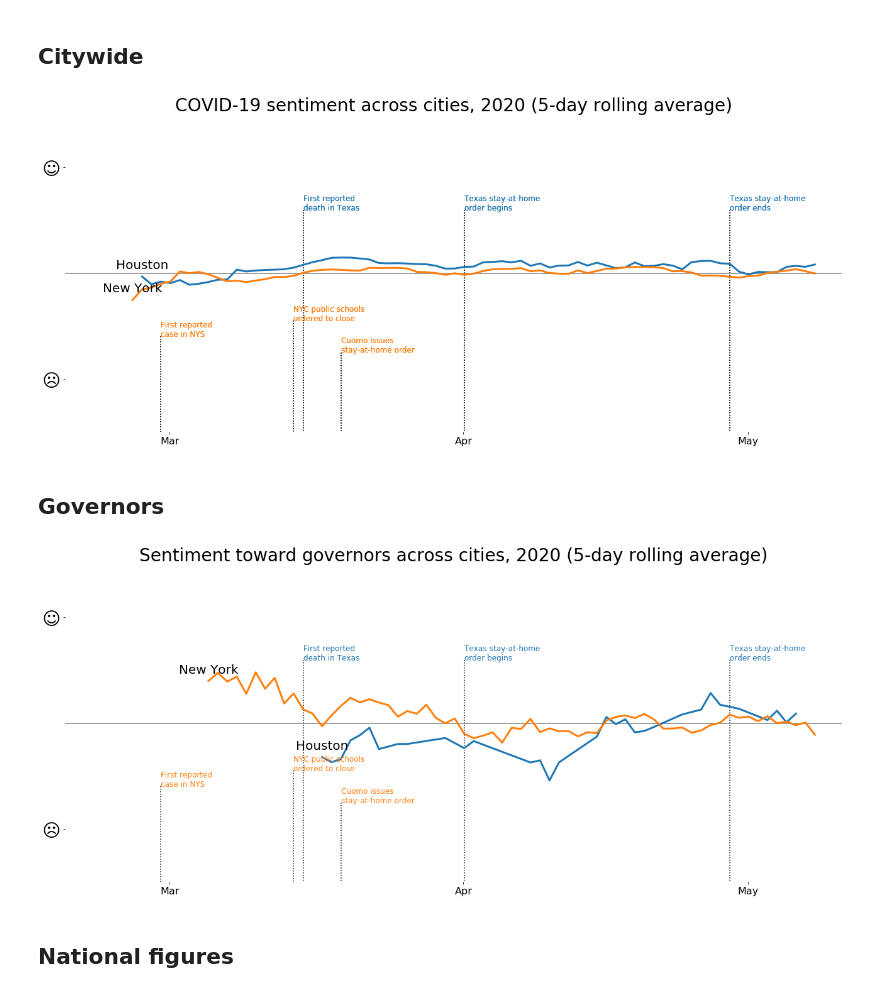
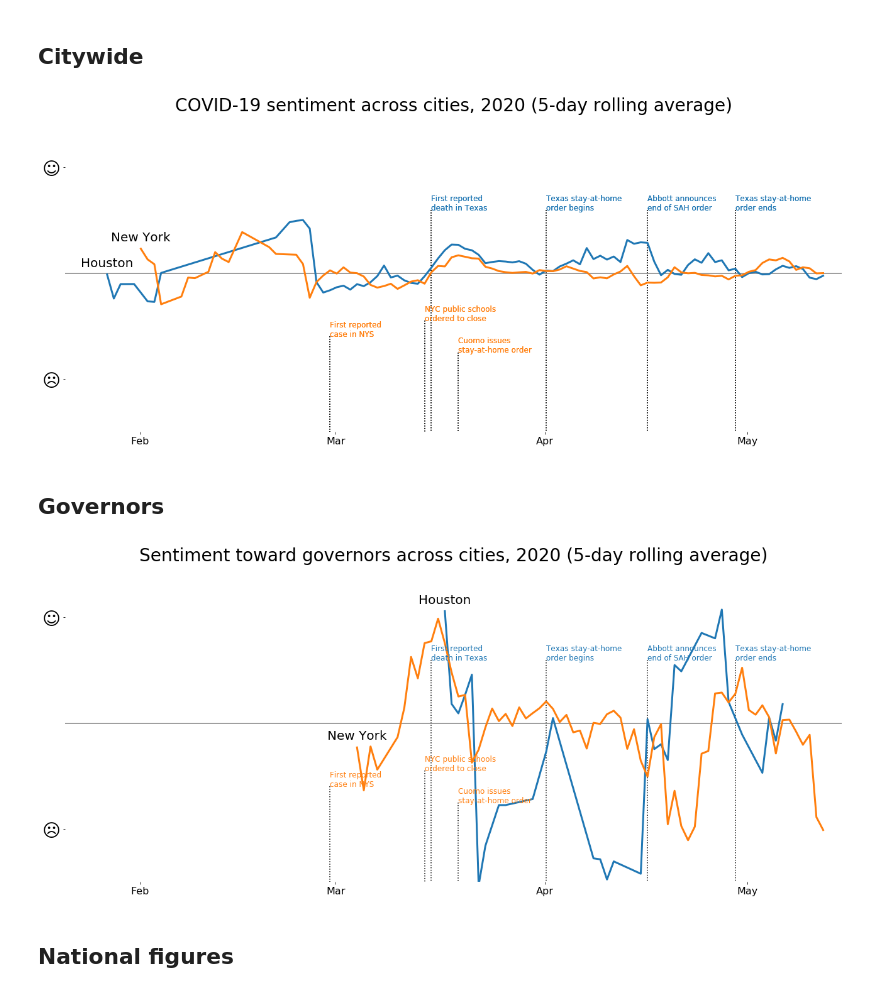
Before and after one commit to jgodin21/project_5, a Jupyter notebook: code/3-Analyze-sentiment.ipynb, the cells around one changed output. Cells and saved outputs as stored; diff of their text form; code cells hidden in the pictures.

```diff
--- a/code/3-Analyze-sentiment.ipynb
+++ b/code/3-Analyze-sentiment.ipynb
@@ -46,7 +47,7 @@ events = {
 # Read in data
 covid = pd.concat([
     pd.read_csv("../data/2020_reddit-comments_sampled-2020-05-13.csv.bz2"),
-    pd.read_csv("../data/2019_reddit-comments_sampled-2020-05-12.csv.bz2")
+    pd.read_csv("../data/2019_reddit-comments_sampled-2020-05-13.csv.bz2")
 ])
 
 # Normalize link ID
@@ -128,7 +236,10 @@ covid.hist(column="compound", by="city", figsize=(15, 5));
+# %%
+# Define weighting scheme
+covid["score_weighted"] = covid["compound"] * covid["score"]
 # %% [markdown]
 # Graphs
 # %%
-def plt_setup(ax, title, xlabel="", ylabel=""):
+def plt_setup(ax, title, year, xlabel="", ylabel=""):
     """Set up matplotlib graph with standard settings"""
     ax.set_title(title, fontsize=28)
     ax.set_xlabel(xlabel, fontsize=20)
@@ -142,14 +253,14 @@ def plt_setup(ax, title, xlabel="", ylabel=""):
 
     ax.xaxis_date()
     ax.set_xlim((
-            covid["time"].min() - pd.DateOffset(2),
-            covid["time"].max() + pd.DateOffset(2)
+            covid[covid["time"].dt.year == year]["time"].min() - pd.DateOffset(2),
+            covid[covid["time"].dt.year == year]["time"].max() + pd.DateOffset(2)
         ))
     ax.set_xticks(
         list(filter(lambda x: x.day == 1,
                pd.date_range(
-                covid["time"].min() - pd.DateOffset(2),
-                covid["time"].max() + pd.DateOffset(2)
+                covid[covid["time"].dt.year == year]["time"].min() - pd.DateOffset(2),
+                covid[covid["time"].dt.year == year]["time"].max() + pd.DateOffset(2)
             ))))
     ax.xaxis.set_major_formatter(mdates.DateFormatter("%b"))
     ax.set_ylim((-100, 100))
@@ -158,13 +269,15 @@ def plt_setup(ax, title, xlabel="", ylabel=""):
 
     ax.axhline(0, color="gray")
 
-def plt_city(ax, df, city):
+def plt_city(ax, df, city, weight=False):
     """Plot a line graph of sentiment for a given city with given data df"""
+    column = "score_weighted" if weight else "compound"
+
     # Draw line plot
     if df.shape[0] > 2:
         ax.plot(
             df.index,
-            df["compound"] * 100,
+            df[column] * 100,
             linewidth = 3,
             color = colors[city],
             label = ""
@@ -172,7 +285,7 @@ def plt_city(ax, df, city):
         # Annotations
         ax.text(
             x = df.index[0],
-            y = df["compound"][0] * 100 + 5,
+            y = df[column][0] * 100 + 5,
             s = city,
             fontsize = 20,
             horizontalalignment = "center"
@@ -199,15 +345,20 @@ def plt_add_events(ax, events):
 ## Citywide
 # %%
 rolling = 5
+year = 2020
 
 # Configure plots
 fig, ax = plt.subplots(figsize=(18, 8))
-plt_setup(ax, f"COVID-19 sentiment across cities, 2020 ({rolling}-day rolling average)")
+plt_setup(ax, f"COVID-19 sentiment across cities, {year} ({rolling}-day rolling average)", year)
 
 for city in cities:
 
     # Gather data
-    subset = covid[covid["city"] == city]
+    subset = covid[
+        (covid["time"].dt.year == year) &
+        (covid["city"] == city) &
+        (covid["score"] > 0)
+    ]
     subset_mean = subset\
         .groupby(subset["time"].dt.date) \
         .mean() \
@@ -216,53 +367,56 @@ for city in cities:
         .dropna()
 
     # Line plots
-    plt_city(ax, subset_mean, city)
+    plt_city(ax, subset_mean, city, weight=True)
 
     # Events
     plt_add_events(ax, events)
 
     # Write out
     plt.tight_layout()
-    plt.savefig(f"../graphs/Sentiment-Citywide-{rolling}day.svg", transparent=True)
+    plt.savefig(f"../graphs/Sentiment-Citywide-{year}-{rolling}day.svg", transparent=True)
 # %% [output]
-[figure, old version]
+[figure, new version]
 # %% [markdown]
 ## Governors
 # %%
 governors = {
     "New York": "Cuomo",
     "Houston": "Abbott"
 }
 rolling = 5
+year = 2020
 
 # Configure plots
 fig, ax = plt.subplots(figsize=(18, 8))
-plt_setup(ax, f"Sentiment toward governors across cities, 2020 ({rolling}-day rolling average)")
+plt_setup(ax, f"Sentiment toward governors across cities, {year} ({rolling}-day rolling average)", year)
 
 for city in cities:
     # Gather data
     subset = covid[
+        (covid["time"].dt.year == year) &
         (covid["city"] == city) &
-        (covid["text"].str.contains(governors[city]))
+        (covid["text"].str.contains(governors[city])) &
+        (covid["score"] > 0)
     ]
     subset_mean = subset\
         .groupby(subset["time"].dt.date) \
         .mean() \
         .rolling(rolling) \
         .mean() \
         .dropna()
 
     # Line plots
-    plt_city(ax, subset_mean, city)
+    plt_city(ax, subset_mean, city, weight=True)
 
 # Events
 plt_add_events(ax, events)
 
 # Write out
 plt.tight_layout()
 plt.savefig(f"../graphs/Sentiment-Governors-{rolling}day.svg", transparent=True)
 # %% [output]
-[figure, old version]
+[figure, new version]
 # %% [markdown]
 ## National figures
 # %%
```
Also changed, not shown: parts of 11 cells of this notebook, 10 other files.
